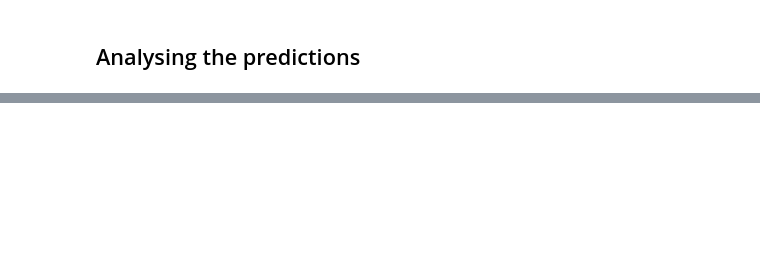
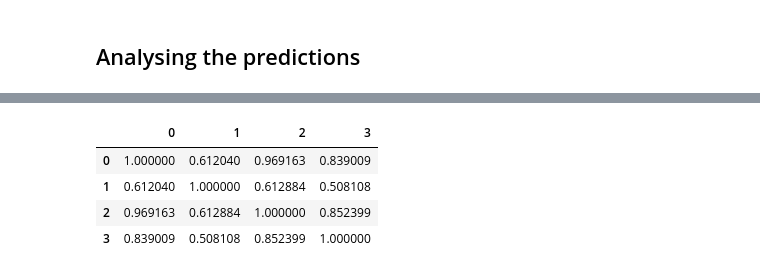
Before and after one commit to pranavrao-qure/MiniTasks, a Jupyter notebook: Radbert/Radbert_finetuning.ipynb, the cells around one changed output, grey strips where cells are left out. Saved outputs shown, nothing was run; the diff lists cells and outputs as text; code cells hidden in the pictures; blank space fills up the shorter version.

```diff
--- a/Radbert/Radbert_finetuning.ipynb
+++ b/Radbert/Radbert_finetuning.ipynb
@@ -330,0 +493,2 @@ print(columns[224])
+# %%
+all_embeddings2 = get_sentence_embeddings(radbert_multi_model, [dataset1_template, dataset1_pleural_issue, dataset2_template, dataset3_template])
@@ -330,0 +504,9 @@ print(columns[224])
+# %%
+cosine_sim2 = calc_cosine_sim_matrix(all_embeddings2)
+pd.DataFrame(cosine_sim2)
+# %% [output]
+|  | 0 | 1 | 2 | 3 |
+| 0 | 1.000000 | 0.612040 | 0.969163 | 0.839009 |
+| 1 | 0.612040 | 1.000000 | 0.612884 | 0.508108 |
+| 2 | 0.969163 | 0.612884 | 1.000000 | 0.852399 |
+| 3 | 0.839009 | 0.508108 | 0.852399 | 1.000000 |
```
Also changed, not shown: parts of 26 cells of this notebook, 2 other files.
